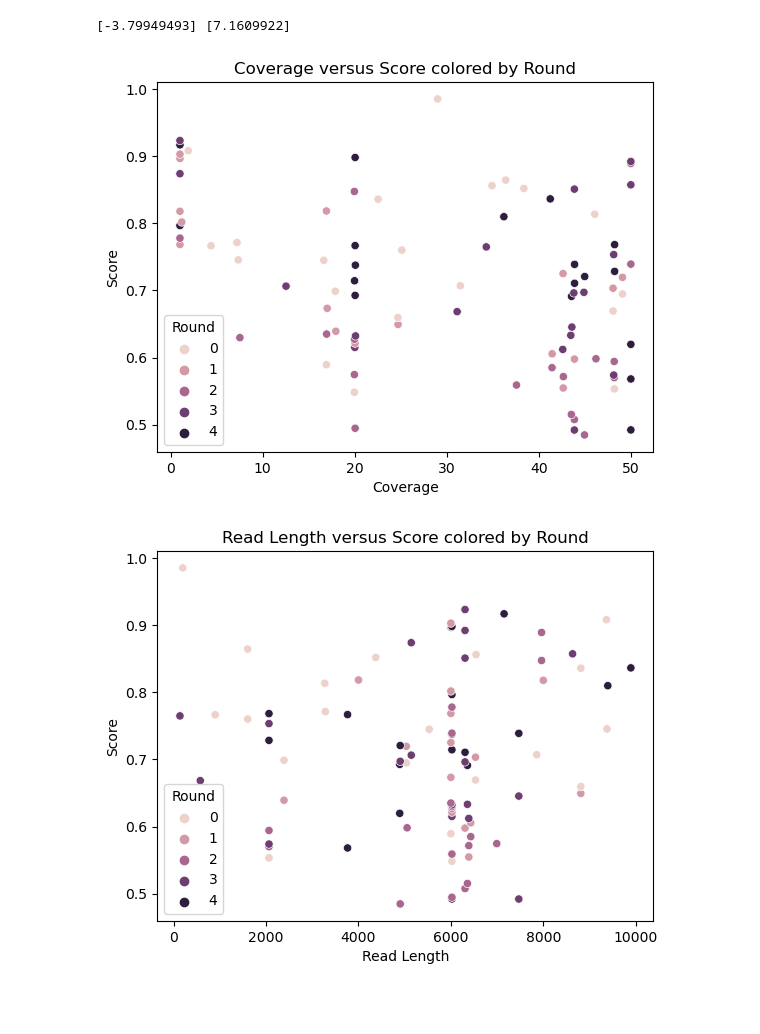
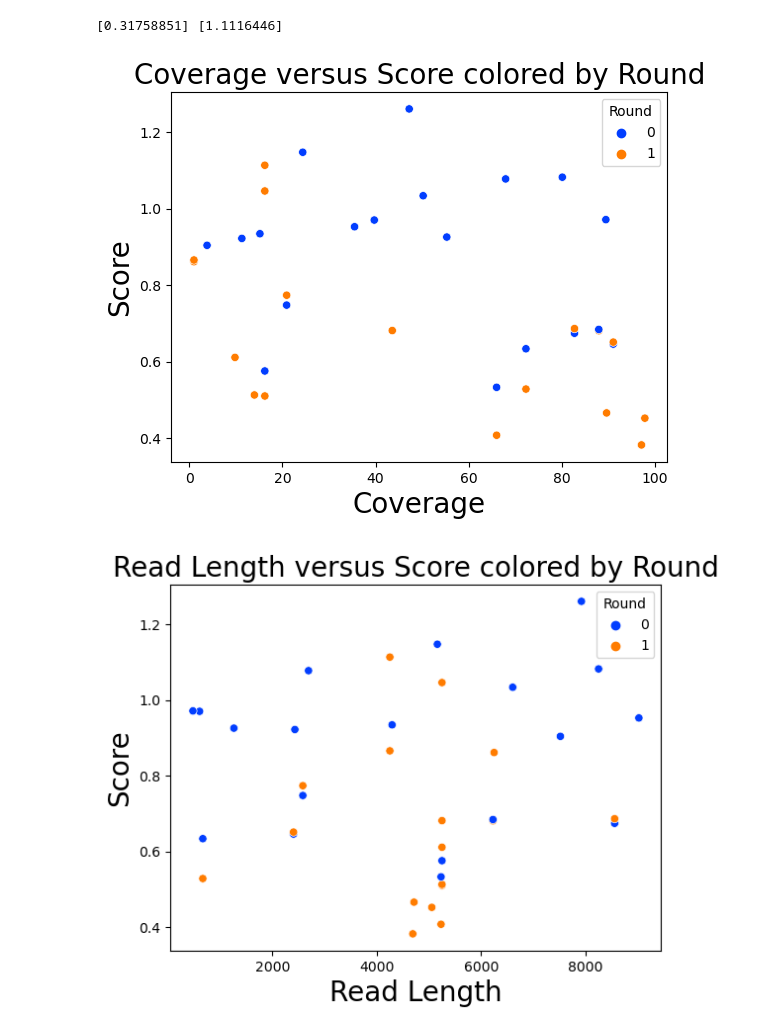
Before and after one commit to CMUSchwartzLab/StudyDesignOptimization, a Jupyter notebook: All Figures.ipynb, the cells around one changed output. Drawn from its saved outputs; the diff is of its cells as text; code cells hidden in the pictures; blank space fills up the shorter version.

```diff
--- a/All Figures.ipynb
+++ b/All Figures.ipynb
@@ -23,12 +23,12 @@ from smt.utils.design_space import (
 )
 from smt.sampling_methods import LHS
 
-dir_name = './0918fulltry'
-n_iter = 5
-final_round = 4
+dir_name = './091923fulltryvariablecost'
+n_iter = 2
+final_round = 1
 N= 500
 lowerbounds = [100,1,0,0,0,0, 1]
-upperbounds = [10000,50,0.1,1,1,1, 2]
+upperbounds = [10000,100,0.1,1,1,1, 2]
 # %%
 #OPTIMUM VALUE PLOT
 allX = []
@@ -229,27 +241,48 @@ Text(0.5, 1.0, 'Coverage versus Error Rate colored by Score')
 # %%
 print(min(Ytest), max(Ytest))
-sns.scatterplot(data=final_dataset, x="Coverage", y="Score", hue = "Round", legend = 'full').set_title("Coverage versus Score colored by Round")
+a = sns.scatterplot(data=final_dataset, x="Coverage", y="Score", hue = "Round", legend = 'full', palette = 'bright')
+a.set_title("Coverage versus Score colored by Round", fontsize=20)
+a.set_xlabel("Coverage", fontsize = 20)
+a.set_ylabel("Score", fontsize = 20)
 plt.show()
 plt.close()
-sns.scatterplot(data=final_dataset, x="Read Length", y="Score", hue = "Round", legend = 'full').set_title("Read Length versus Score colored by Round")
+a = sns.scatterplot(data=final_dataset, x="Read Length", y="Score", hue = "Round", legend = 'full', palette = 'bright')
+a.set_title("Read Length versus Score colored by Round", fontsize=20)
+a.set_xlabel("Read Length", fontsize = 20)
+a.set_ylabel("Score", fontsize = 20)
 plt.show()
 plt.close()
-sns.scatterplot(data=final_dataset, x="Error Rate", y="Score", hue = "Round", legend = 'full').set_title("Error Rate versus Score colored by Round")
+a = sns.scatterplot(data=final_dataset, x="Error Rate", y="Score", hue = "Round", legend = 'full', palette = 'bright')
+a.set_title("Error Rate versus Score colored by Round", fontsize=20)
+a.set_xlabel("Error Rate", fontsize = 20)
+a.set_ylabel("Score", fontsize = 20)
 plt.show()
 plt.close()
-sns.boxplot(data=final_dataset, x="N_Single_Cells", y="Score").set_title("Num. Single Cells versus Score")
+a = sns.boxplot(data=final_dataset, x="N_Single_Cells", y="Score")
+a.set_title("Num. Single Cells versus Score", fontsize=20)
+a.set_xlabel("Num. Single Cells", fontsize = 20)
+a.set_ylabel("Score", fontsize = 20)
 plt.show()
 plt.close()
-sns.barplot(data=final_dataset, x="Paired", y="Score").set_title("Paired versus Score")
+a = sns.barplot(data=final_dataset, x="Paired", y="Score")
+a.set_title("Paired versus Score", fontsize=20)
+a.set_xlabel("Paired", fontsize = 20)
+a.set_ylabel("Score", fontsize = 20)
 plt.show()
 plt.close()
-sns.barplot(data=final_dataset, x="Exome", y="Score").set_title("Exome versus Score")
+a = sns.barplot(data=final_dataset, x="Exome", y="Score")
+a.set_title("Exome versus Score", fontsize=20)
+a.set_xlabel("Exome", fontsize = 20)
+a.set_ylabel("Score", fontsize = 20)
 plt.show()
 plt.close()
-sns.barplot(data=final_dataset, x="N_samples", y="Score").set_title("Num. Samples versus Score")
+a = sns.barplot(data=final_dataset, x="N_samples", y="Score")
+a.set_title("Num. Samples versus Score", fontsize=20)
+a.set_xlabel("Num. Samples", fontsize = 20)
+a.set_ylabel("Score", fontsize = 20)
 plt.show()
 plt.close()
 # %% [output]
-[-3.79949493] [7.1609922]
+[0.31758851] [1.1116446]
-[figure, old version]
+[figure, new version]
-[figure, old version]
+[figure, new version]
```
Also changed, not shown: parts of 11 cells of this notebook.
